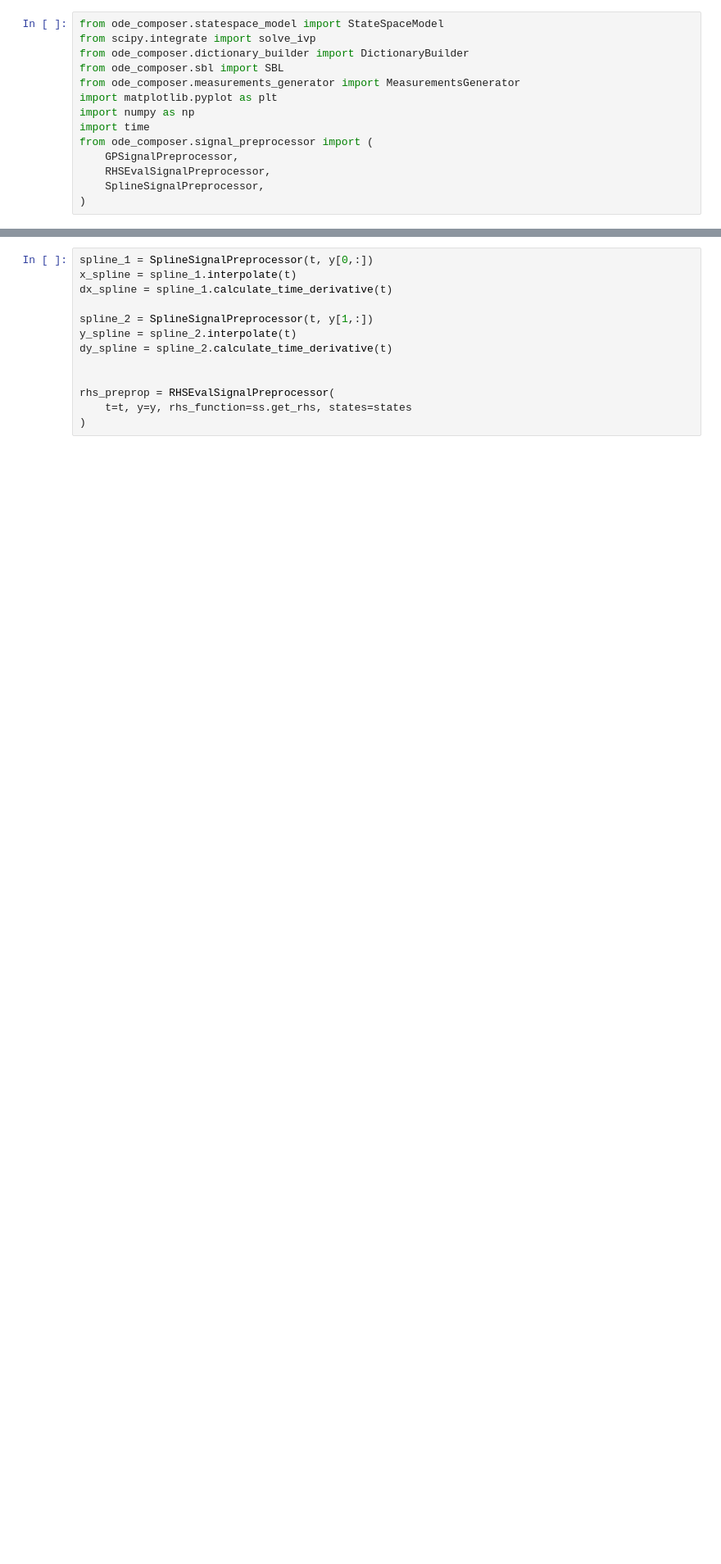
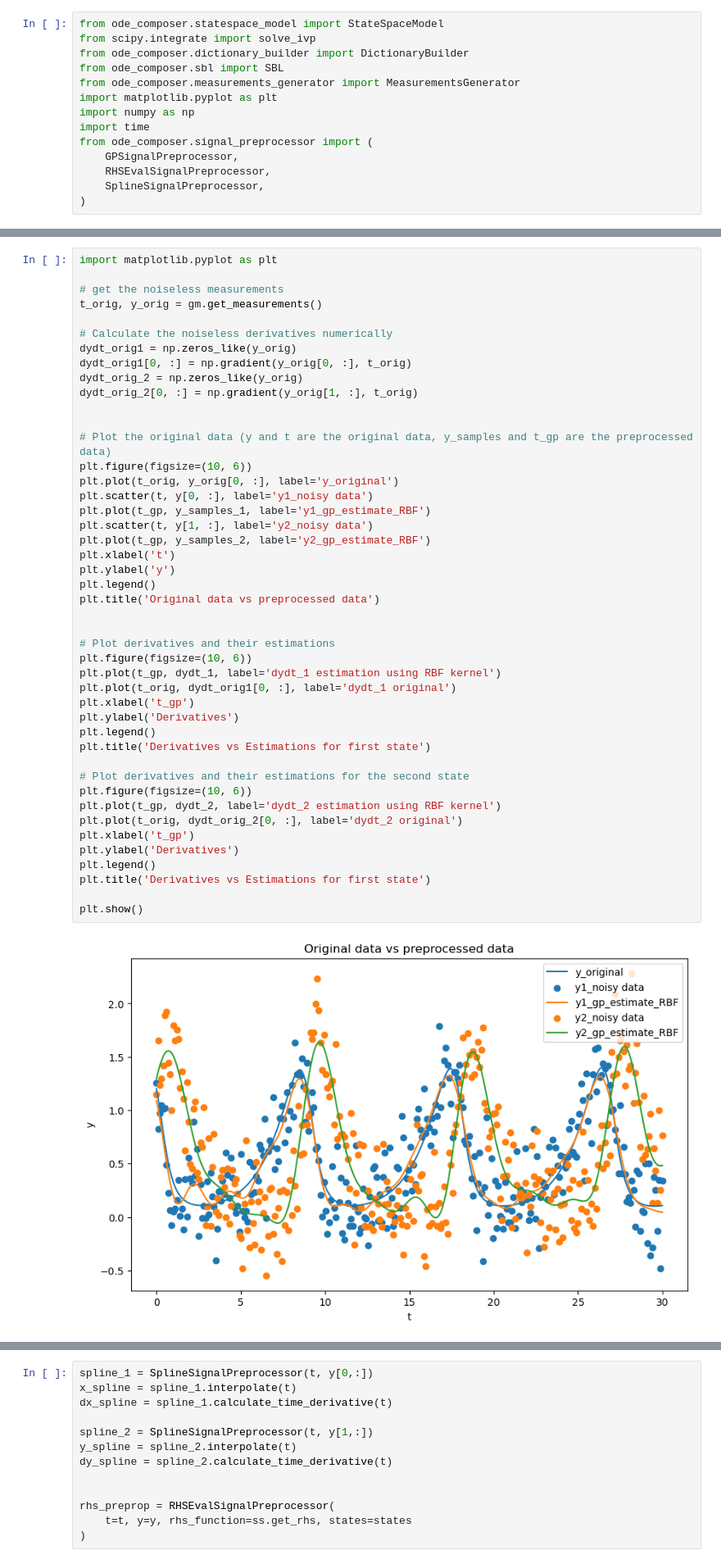
Before and after one commit to samumartinf/ode_composer_py, a Jupyter notebook: examples/Intro.ipynb, the cells around one changed output, grey strips where cells are left out. Shown at 82% size. Cells and saved outputs as stored; diff of their text form; blank space fills up the shorter version.

```diff
--- a/examples/Intro.ipynb
+++ b/examples/Intro.ipynb
@@ -54,0 +89,47 @@ Time for the estimation of the derivatives through GPs:
+# %%
+import matplotlib.pyplot as plt
+
+# get the noiseless measurements
+t_orig, y_orig = gm.get_measurements()
+
+# Calculate the noiseless derivatives numerically
+dydt_orig1 = np.zeros_like(y_orig)
+dydt_orig1[0, :] = np.gradient(y_orig[0, :], t_orig)
+dydt_orig_2 = np.zeros_like(y_orig)
+dydt_orig_2[0, :] = np.gradient(y_orig[1, :], t_orig)
+
+
+# Plot the original data (y and t are the original data, y_samples and t_gp are the preprocessed data)
+plt.figure(figsize=(10, 6))
+plt.plot(t_orig, y_orig[0, :], label='y_original')
+plt.scatter(t, y[0, :], label='y1_noisy data')
+plt.plot(t_gp, y_samples_1, label='y1_gp_estimate_RBF')
+plt.scatter(t, y[1, :], label='y2_noisy data')
+plt.plot(t_gp, y_samples_2, label='y2_gp_estimate_RBF')
+plt.xlabel('t')
+plt.ylabel('y')
+plt.legend()
+plt.title('Original data vs preprocessed data')
+
+
+# Plot derivatives and their estimations
+plt.figure(figsize=(10, 6))
+plt.plot(t_gp, dydt_1, label='dydt_1 estimation using RBF kernel')
+plt.plot(t_orig, dydt_orig1[0, :], label='dydt_1 original')
+plt.xlabel('t_gp')
+plt.ylabel('Derivatives')
+plt.legend()
+plt.title('Derivatives vs Estimations for first state')
+
+# Plot derivatives and their estimations for the second state
+plt.figure(figsize=(10, 6))
+plt.plot(t_gp, dydt_2, label='dydt_2 estimation using RBF kernel')
+plt.plot(t_orig, dydt_orig_2[0, :], label='dydt_2 original')
+plt.xlabel('t_gp')
+plt.ylabel('Derivatives')
+plt.legend()
+plt.title('Derivatives vs Estimations for first state')
+
+plt.show()
+# %% [output]
+[figure, added]
```
Also changed, not shown: parts of 14 cells of this notebook, 2 other files.
